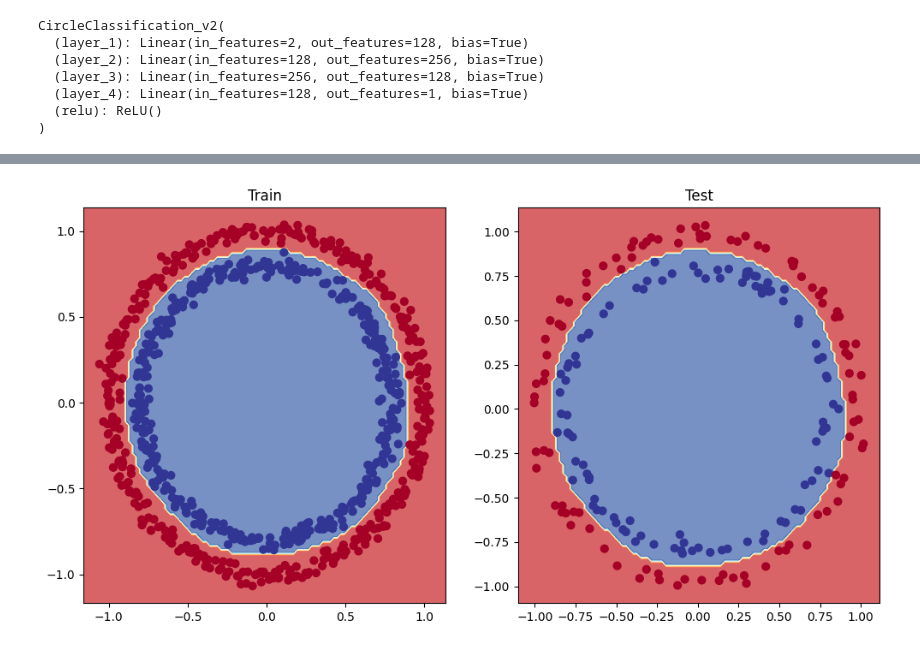
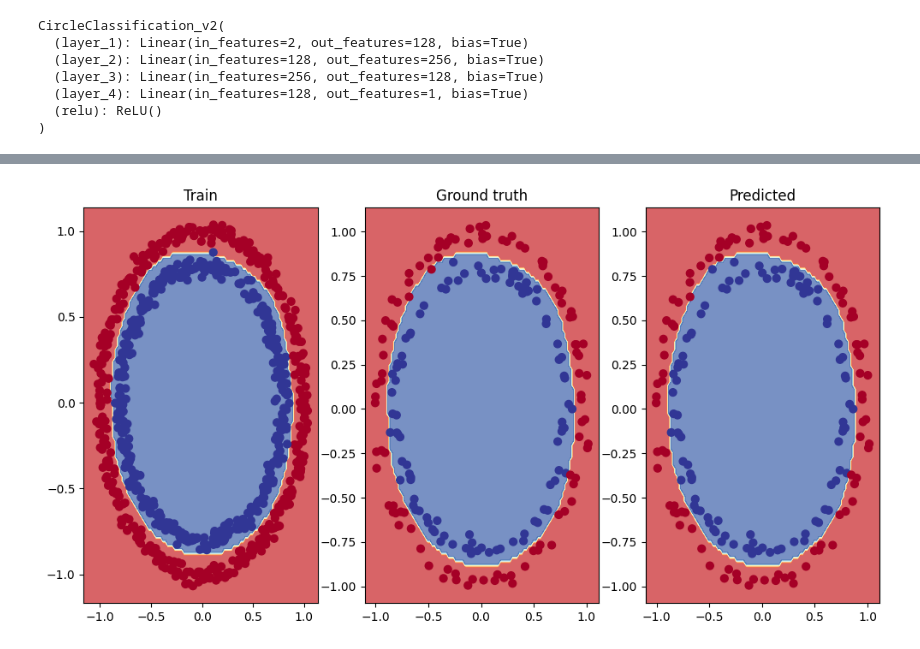
Before and after one commit to afnank07/pytorch-projects, a Jupyter notebook: Classification.ipynb, the cells around one changed output, grey strips where cells are left out. Cells and saved outputs as stored; diff of their text form; code cells hidden in the pictures.

```diff
--- a/Classification.ipynb
+++ b/Classification.ipynb
@@ -287,13 +290,23 @@ Epoch: 190 | Loss: 0.32228 | Train acc: 100.00% | Test loss: 0.50320 | Test acc:
+# %%
+with torch.inference_mode():
+    test_logits = model_2(X_test).squeeze()
+    test_pred = torch.round(torch.sigmoid(test_logits))
+    test_loss = loss_fn(test_pred, y_test)
+    test_acc = accuracy_fn(y_true=y_test, y_pred=test_pred)
 # %%
 # plot the model outputs
 plt.figure(figsize=(12,6))
 
-plt.subplot(1,2,1)
+plt.subplot(1,3,1)
 plt.title("Train")
 plot_decision_boundary(model_2, X_train, y_train)
 
-plt.subplot(1,2,2)
-plt.title("Test")
+plt.subplot(1,3,2)
+plt.title("Ground truth")
 plot_decision_boundary(model_2, X_test, y_test)
+
+plt.subplot(1,3,3)
+plt.title("Predicted")
+plot_decision_boundary(model_2, X_test, test_pred)
 # %% [output]
-[figure, old version]
+[figure, new version]
```
Also changed, not shown: parts of 7 cells of this notebook, 1 other file.
